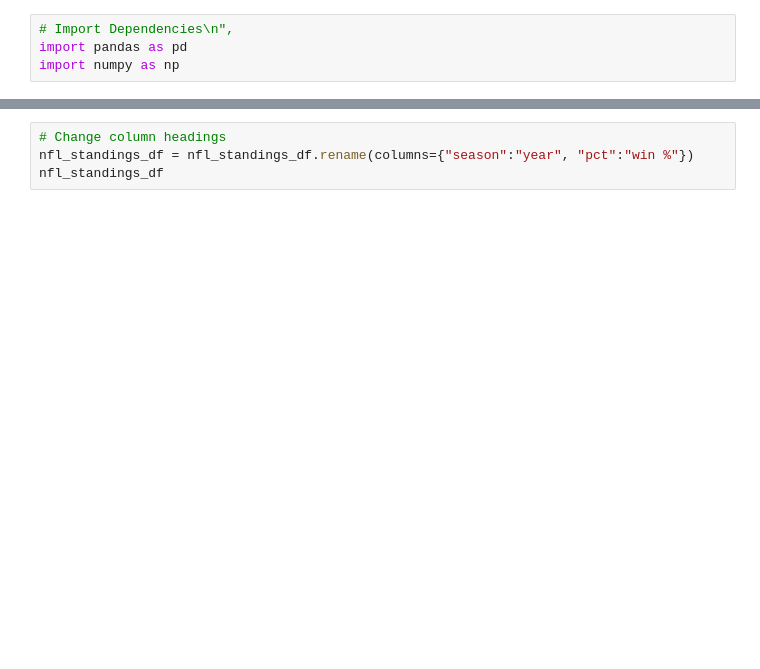
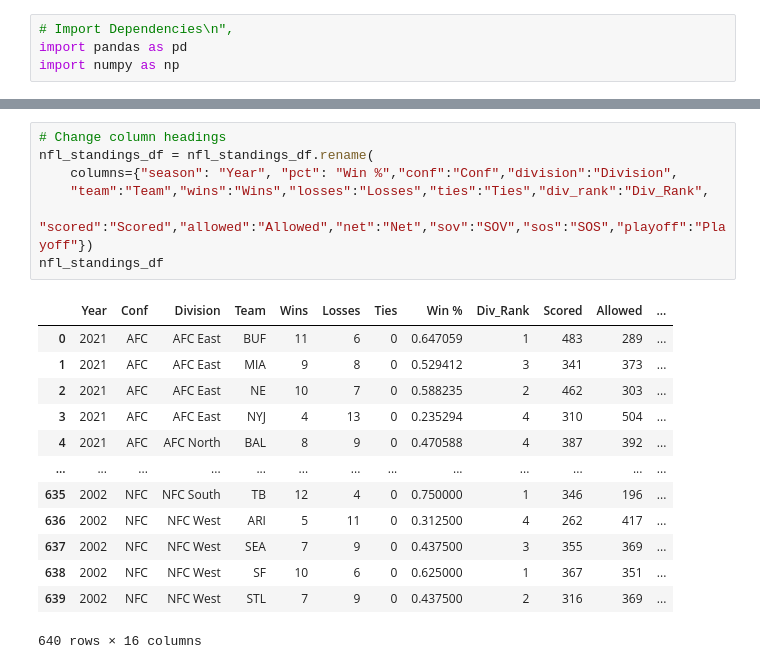
Before and after one commit to leblabac/dain-bramage-final-project, a Jupyter notebook: Resources/NFL_Standings_fixed.ipynb, the cells around one changed output, grey strips where cells are left out. Drawn from its saved outputs; the diff is of its cells as text; blank space fills up the shorter version.

```diff
--- a/Resources/NFL_Standings_fixed.ipynb
+++ b/Resources/NFL_Standings_fixed.ipynb
@@ -11,6 +25,23 @@ nfl_standings_df
-# %%
-# Change column headings
-nfl_standings_df = nfl_standings_df.rename(columns={"season":"year", "pct":"win %"})
-nfl_standings_df
+# %%
+# Change column headings
+nfl_standings_df = nfl_standings_df.rename(
+    columns={"season": "Year", "pct": "Win %","conf":"Conf","division":"Division",
+    "team":"Team","wins":"Wins","losses":"Losses","ties":"Ties","div_rank":"Div_Rank",
+    "scored":"Scored","allowed":"Allowed","net":"Net","sov":"SOV","sos":"SOS","playoff":"Playoff"})
+nfl_standings_df
+# %% [output]
+|  | Year | Conf | Division | Team | Wins | Losses | Ties | Win % | Div_Rank | Scored | Allowed | ... |
+| 0 | 2021 | AFC | AFC East | BUF | 11 | 6 | 0 | 0.647059 | 1 | 483 | 289 | ... |
+| 1 | 2021 | AFC | AFC East | MIA | 9 | 8 | 0 | 0.529412 | 3 | 341 | 373 | ... |
+| 2 | 2021 | AFC | AFC East | NE | 10 | 7 | 0 | 0.588235 | 2 | 462 | 303 | ... |
+| 3 | 2021 | AFC | AFC East | NYJ | 4 | 13 | 0 | 0.235294 | 4 | 310 | 504 | ... |
+| 4 | 2021 | AFC | AFC North | BAL | 8 | 9 | 0 | 0.470588 | 4 | 387 | 392 | ... |
+| ... | ... | ... | ... | ... | ... | ... | ... | ... | ... | ... | ... | ... |
+| 635 | 2002 | NFC | NFC South | TB | 12 | 4 | 0 | 0.750000 | 1 | 346 | 196 | ... |
+| 636 | 2002 | NFC | NFC West | ARI | 5 | 11 | 0 | 0.312500 | 4 | 262 | 417 | ... |
+| 637 | 2002 | NFC | NFC West | SEA | 7 | 9 | 0 | 0.437500 | 3 | 355 | 369 | ... |
+| 638 | 2002 | NFC | NFC West | SF | 10 | 6 | 0 | 0.625000 | 1 | 367 | 351 | ... |
+| 639 | 2002 | NFC | NFC West | STL | 7 | 9 | 0 | 0.437500 | 2 | 316 | 369 | ... |
+640 rows × 16 columns
 # %%
 # Combine records of renamed teams
```
Also changed, not shown: parts of 14 cells of this notebook, 2 other files.
